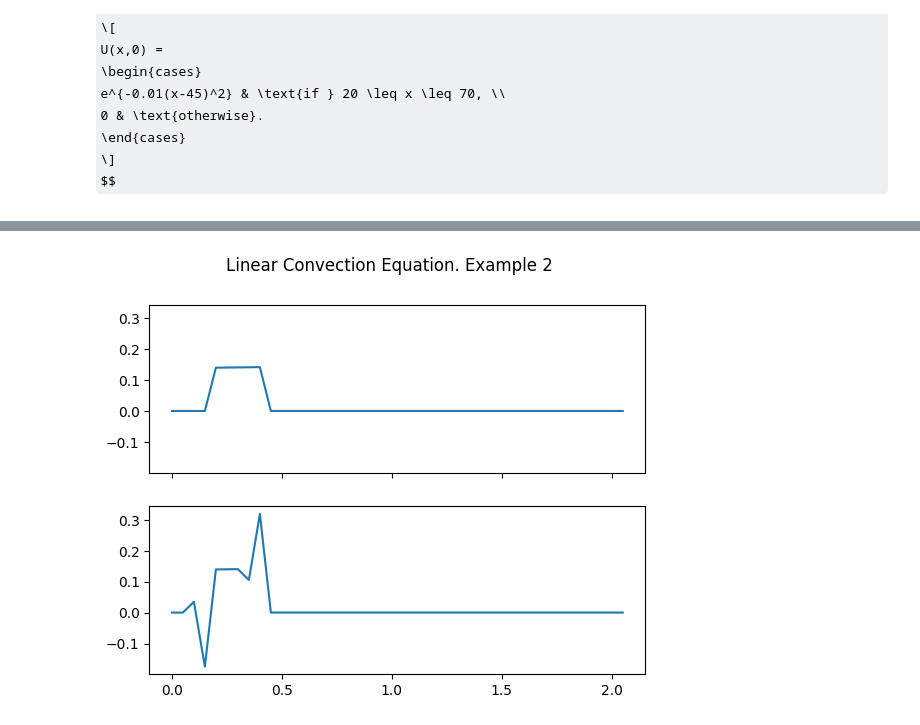
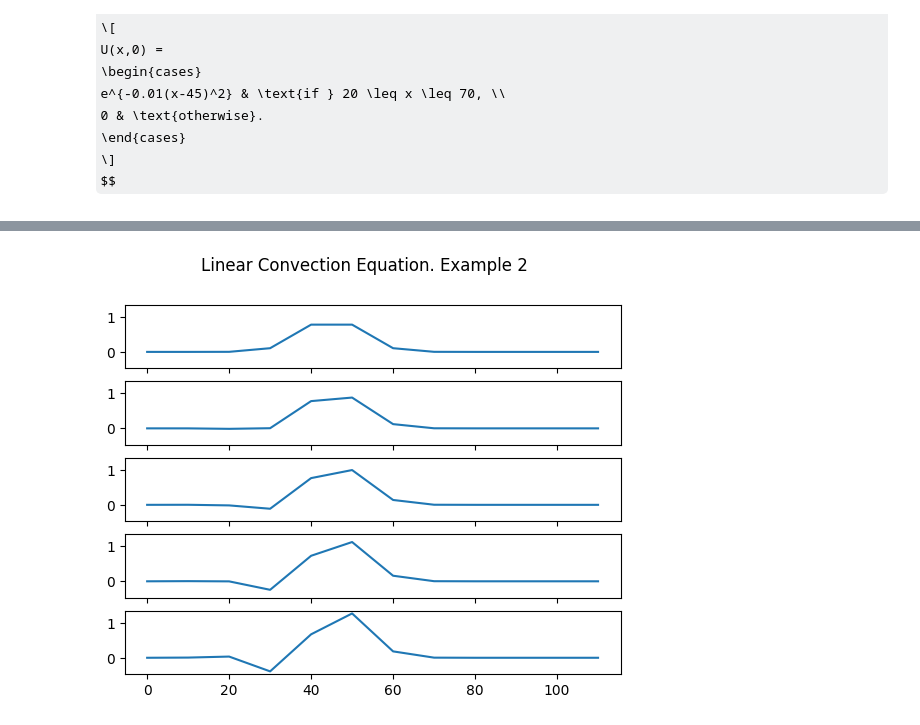
Before and after one commit to omar11205/computationalFluidDynamics, a Jupyter notebook: 1DLinearConvectionEquation.ipynb, the cells around one changed output, grey strips where cells are left out. Drawn from its saved outputs; the diff is of its cells as text; code cells hidden in the pictures; some formulas as TeX source.

```diff
--- a/1DLinearConvectionEquation.ipynb
+++ b/1DLinearConvectionEquation.ipynb
@@ -236,12 +233,12 @@ plt.show()
 
 With `total_x_length` = 100,  the spatial domain is $x_i\in(0,100)$. The discretization of the temporal domain: 25 time steps with a length of $0.025s$ each timestep. Forward discretization for temporal and spatial domains Eq. (10).
 # %%
-total_x_lenght = 2
-number_grid_points_x = 41
-dx = total_x_lenght / (number_grid_points_x-1)
+total_x_length = 100
+number_grid_points_x = 11
+dx = total_x_length / (number_grid_points_x-1)
 number_of_timesteps = 25
-dt = 0.025
-c = 1
+dt = 3
+c = 0.5
 print(dx)
 print(dt)
 # %% [output]
@@ -261,17 +258,17 @@ e^{-0.01(x-45)^2} & \text{if } 20 \leq x \leq 70, \\
 $$
 # %%
 # computational domain
-x_0 = np.linspace(0, total_x_lenght, number_grid_points_x)
+x_0 = np.linspace(0, total_x_length, number_grid_points_x)
 
 
 # low bound of the range of the wave
-low = 10
+low = 20
 # upper bound of the range of the wave
-up = 20
+up = 70
 
 #append an extra x = 0 to x_0 for the forward in space
 x_0 = np.append(x_0, x_0[-1] + dx)
-u_0 = np.where((x_0 >= total_x_lenght*low/100) & (x_0 <= total_x_lenght*up/100), np.exp(-0.00055*(x_0-60)**2),0)
+u_0 = np.where((x_0 >= low) & (x_0 <= up), np.exp(-0.01*(x_0-45)**2),0)
 
 print(x_0)
 print(u_0)
@@ -326,8 +306,8 @@ print(matrix[1])
 # %%
-fig, axs = plt.subplots(2, sharex=True, sharey=True)
+fig, axs = plt.subplots(5, sharex=True, sharey=True)
 fig.suptitle('Linear Convection Equation. Example 2')
 
-for i in range(0,2):
-    axs[i].plot(np.linspace(0, total_x_lenght+dx, number_grid_points_x+1), matrix[i*2,:])
+for i in range(0,5):
+    axs[i].plot(np.linspace(0, total_x_length+dx, number_grid_points_x+1), matrix[i*1,:])
 # %% [output]
-[figure, old version]
+[figure, new version]
```
Also changed, not shown: parts of 5 cells of this notebook, 2 other files.
